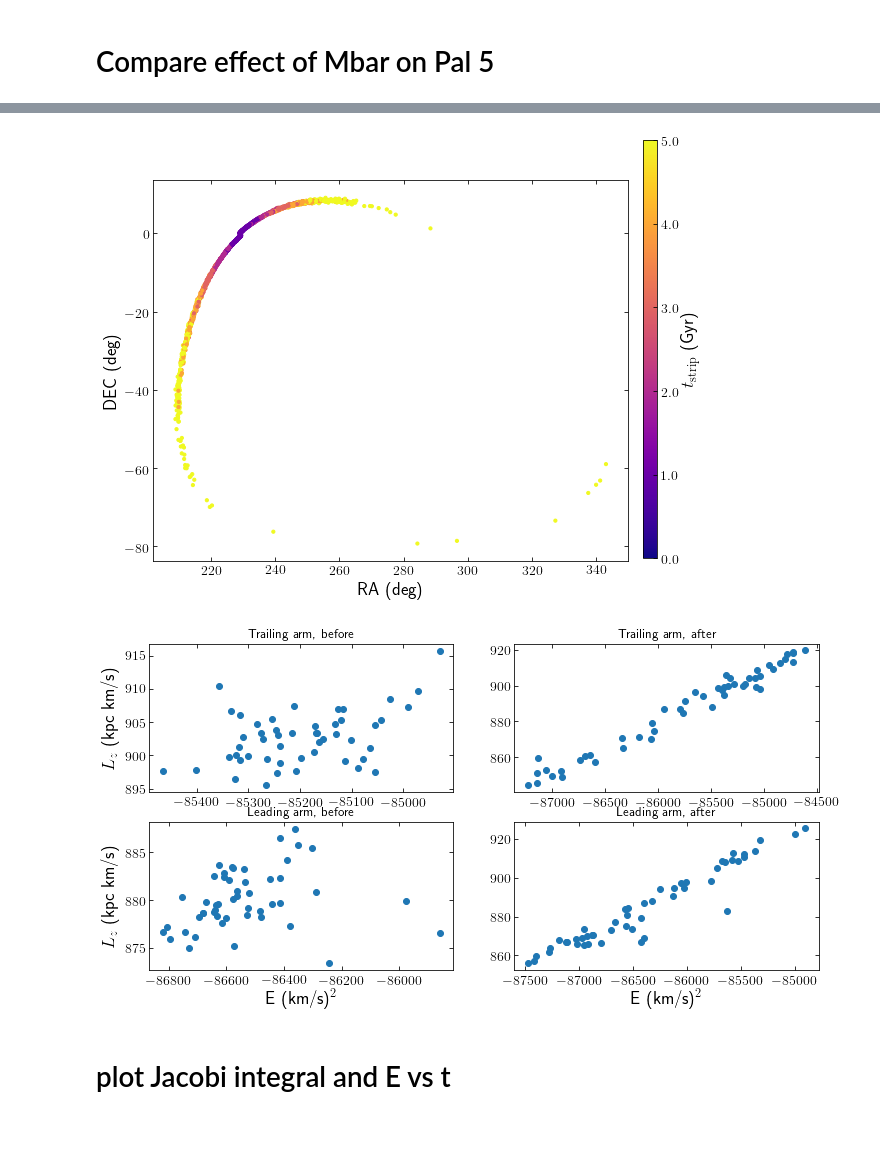
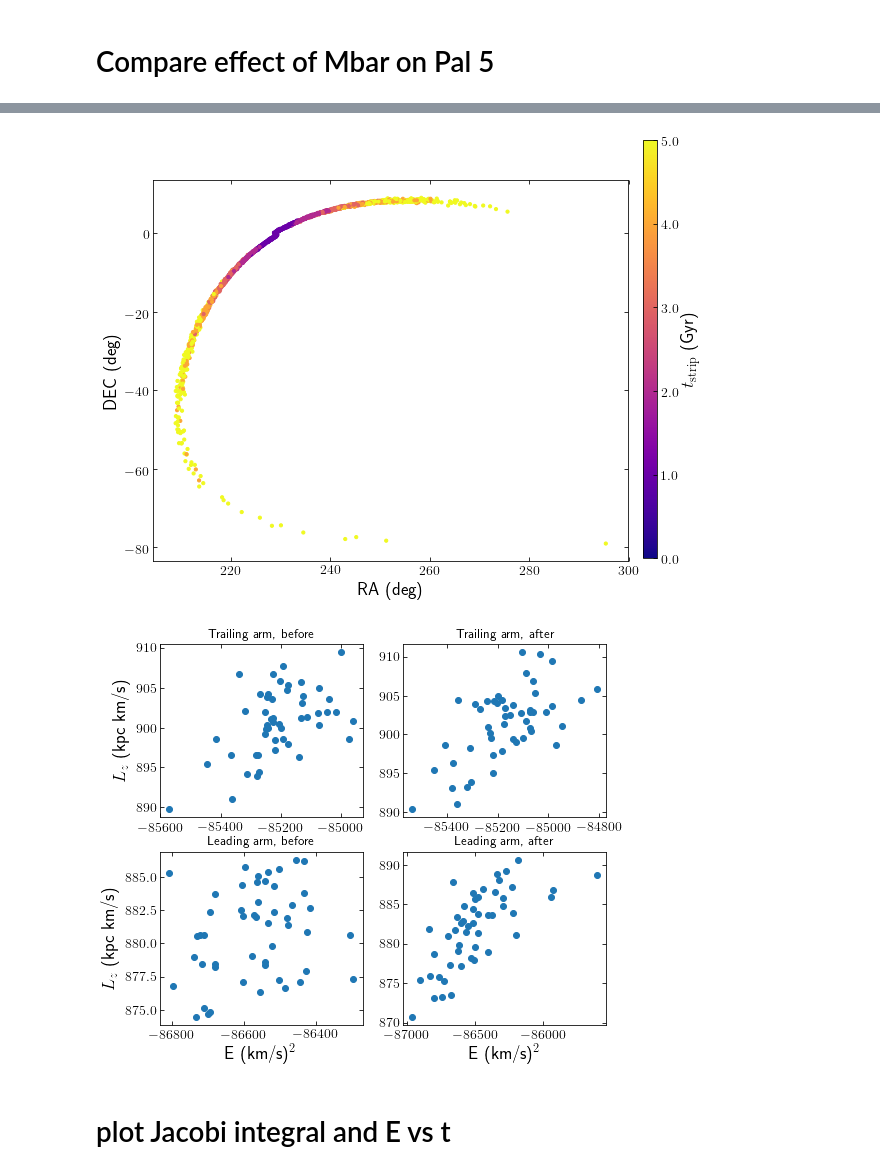
Before and after one commit to nbanik/Baryonic-effects-on-Pal5, a Jupyter notebook: SCF_bar_potential.ipynb, the cells around one changed output, grey strips where cells are left out. Saved outputs shown, nothing was run; the diff lists cells and outputs as text; code cells hidden in the pictures; blank space fills up the shorter version.

```diff
--- a/SCF_bar_potential.ipynb
+++ b/SCF_bar_potential.ipynb
@@ -413,7 +380,7 @@ def add_colorbar(vmin,vmax,clabel,save_figures=False):
     return None
 # %%
 Mbar=10**10.
-pat_speed=35.
+pat_speed=60.
 ang=180.-27.
 barpot=MWPotentialSCFbar(Mbar,pat_speed=pat_speed,angle=ang)[0]
 nobarpot=MWPotentialSCFbar(Mbar,pat_speed=pat_speed,angle=ang)[1]
@@ -484,7 +490,7 @@ plt.ylabel('DEC (deg)')
 add_colorbar(0.,5.,r'$t_{\rm{strip}}$ (Gyr)')
 plt.show()
 # %% [output]
-[figure, old version]
+[figure, new version]
 # %%
 #plot E vs Lz
 
@@ -521,36 +527,36 @@ for ii in range(nsamp):
     oll=ol(tsl[-1]).flip()
     oll.integrate(tsl,barpot)
     El0.append(oll.E(tsl[0]))
     El1.append(oll.E(tsl[-1]))
     Lzl0.append(oll.L(tsl[0])[0,2])
     Lzl1.append(oll.L(tsl[-1])[0,2])
 
 
-plt.figure()
+plt.figure(figsize=(8,7))
 plt.subplot(2,2,1)
 plt.title('Trailing arm, before')
 plt.scatter(Et0,Lzt0)
 plt.ylabel(r'$L_{z}$ (kpc km/s)')
 
 plt.subplot(2,2,2)
 plt.title('Trailing arm, after')
 plt.scatter(Et1,Lzt1)
 
 plt.subplot(2,2,3)
 plt.title('Leading arm, before')
 plt.scatter(El0,Lzl0)
 plt.xlabel(r'E (km/s)$^2$')
 plt.ylabel(r'$L_{z}$ (kpc km/s)')
 
 plt.subplot(2,2,4)
 plt.title('Leading arm, after')
 plt.scatter(El1,Lzl1)
 plt.xlabel(r'E (km/s)$^2$')
 
-plt.savefig('E_Lz_Mbar10_10_speed35_ang27.pdf',format='pdf',dpi=1000)
+plt.savefig('plots/E_Lz_Mbar10_10_speed60_ang27.pdf',format='pdf',dpi=1000)
 plt.show()
 # %% [output]
-[figure, old version]
+[figure, new version]
 # %% [markdown]
 # plot Jacobi integral and E vs t
 # %%
```
Also changed, not shown: parts of 15 cells of this notebook, 3 other files.
